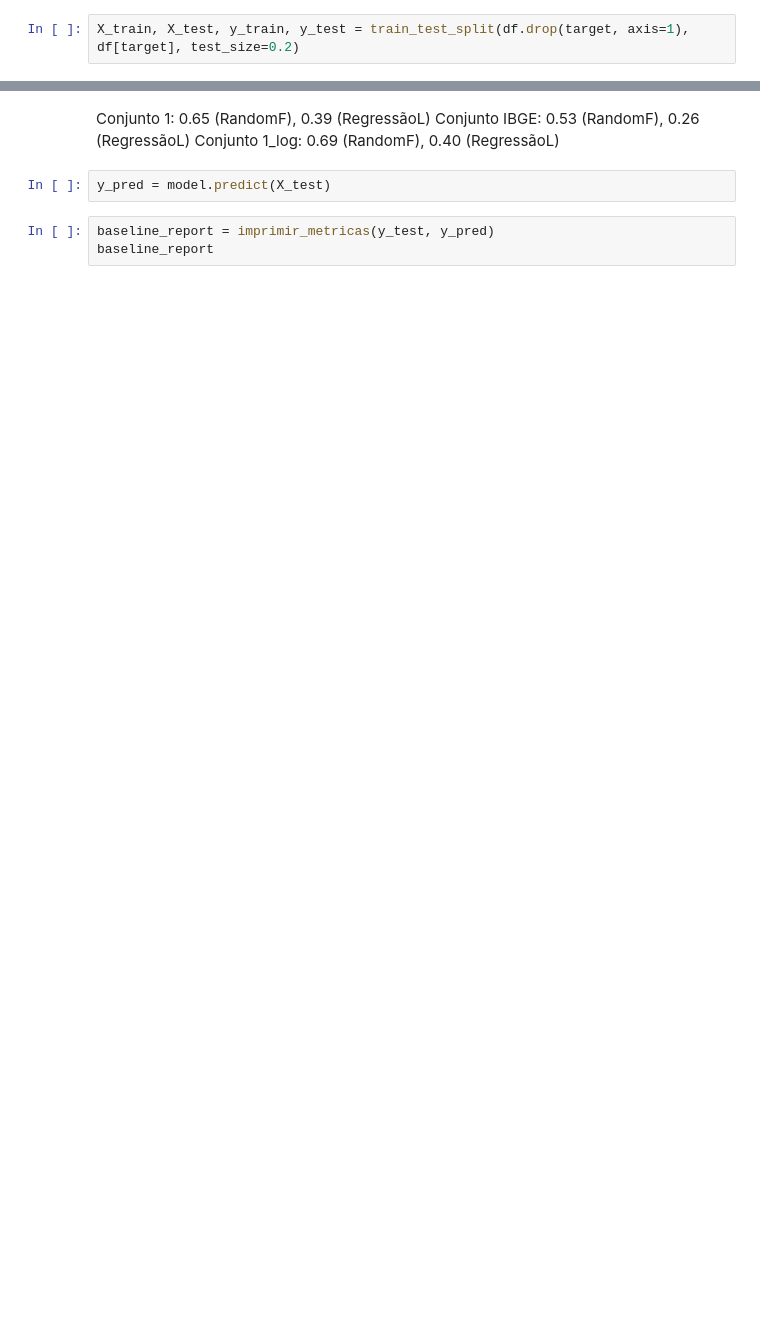
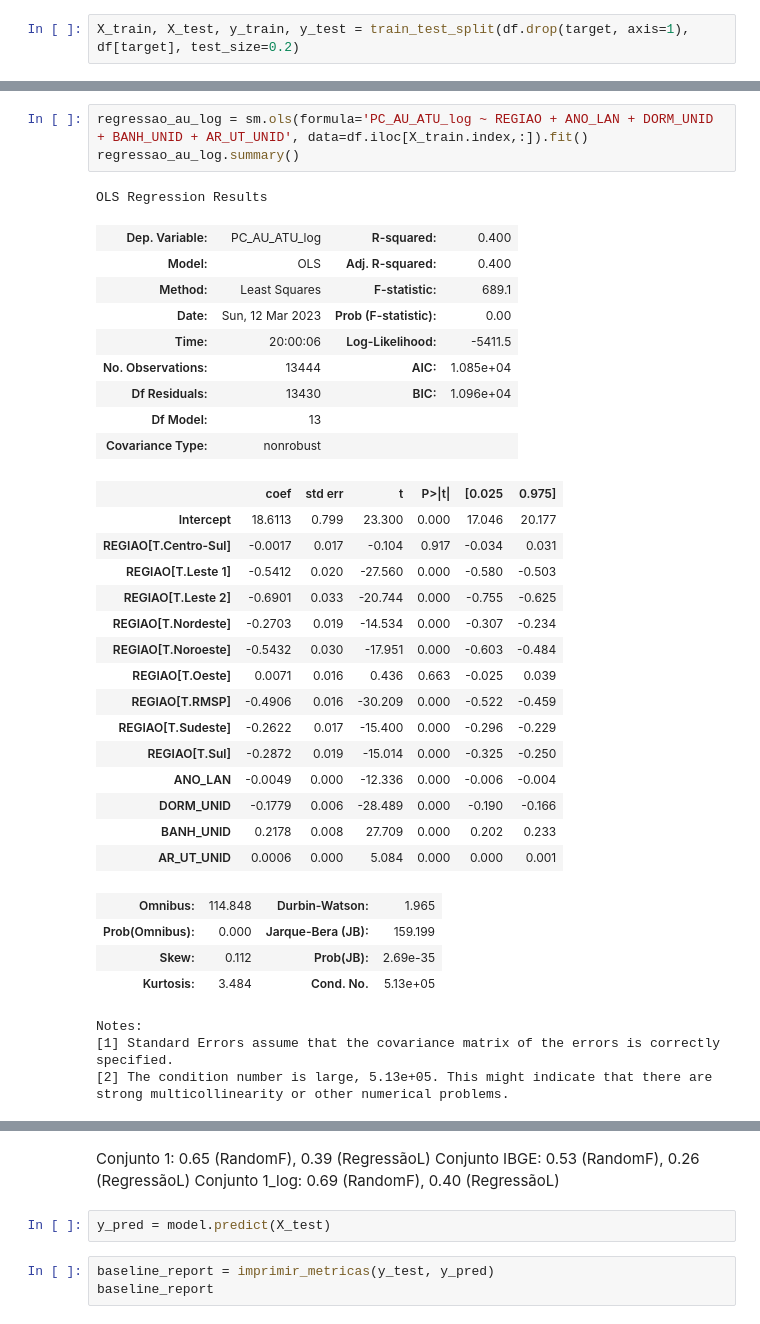
Before and after one commit to LissesCastro/Tera-Mercado-Imobiliario-SP, a Jupyter notebook: modelo_preditivo.ipynb, the cells around one changed output, grey strips where cells are left out. Saved outputs shown, nothing was run; the diff lists cells and outputs as text; blank space fills up the shorter version.

```diff
--- a/modelo_preditivo.ipynb
+++ b/modelo_preditivo.ipynb
@@ -76,0 +151,37 @@ preprocessing = ColumnTransformer(transformers=[
+# %%
+regressao_au_log = sm.ols(formula='PC_AU_ATU_log ~ REGIAO + ANO_LAN + DORM_UNID + BANH_UNID + AR_UT_UNID', data=df.iloc[X_train.index,:]).fit()
+regressao_au_log.summary()
+# %% [output]
+OLS Regression Results
+| Dep. Variable: | PC_AU_ATU_log | R-squared: | 0.400 |
+| Model: | OLS | Adj. R-squared: | 0.400 |
+| Method: | Least Squares | F-statistic: | 689.1 |
+| Date: | Sun, 12 Mar 2023 | Prob (F-statistic): | 0.00 |
+| Time: | 20:00:06 | Log-Likelihood: | -5411.5 |
+| No. Observations: | 13444 | AIC: | 1.085e+04 |
+| Df Residuals: | 13430 | BIC: | 1.096e+04 |
+| Df Model: | 13 |  |  |
+| Covariance Type: | nonrobust |  |  |
+|  | coef | std err | t | P>|t| | [0.025 | 0.975] |
+| Intercept | 18.6113 | 0.799 | 23.300 | 0.000 | 17.046 | 20.177 |
+| REGIAO[T.Centro-Sul] | -0.0017 | 0.017 | -0.104 | 0.917 | -0.034 | 0.031 |
+| REGIAO[T.Leste 1] | -0.5412 | 0.020 | -27.560 | 0.000 | -0.580 | -0.503 |
+| REGIAO[T.Leste 2] | -0.6901 | 0.033 | -20.744 | 0.000 | -0.755 | -0.625 |
+| REGIAO[T.Nordeste] | -0.2703 | 0.019 | -14.534 | 0.000 | -0.307 | -0.234 |
+| REGIAO[T.Noroeste] | -0.5432 | 0.030 | -17.951 | 0.000 | -0.603 | -0.484 |
+| REGIAO[T.Oeste] | 0.0071 | 0.016 | 0.436 | 0.663 | -0.025 | 0.039 |
+| REGIAO[T.RMSP] | -0.4906 | 0.016 | -30.209 | 0.000 | -0.522 | -0.459 |
+| REGIAO[T.Sudeste] | -0.2622 | 0.017 | -15.400 | 0.000 | -0.296 | -0.229 |
+| REGIAO[T.Sul] | -0.2872 | 0.019 | -15.014 | 0.000 | -0.325 | -0.250 |
+| ANO_LAN | -0.0049 | 0.000 | -12.336 | 0.000 | -0.006 | -0.004 |
+| DORM_UNID | -0.1779 | 0.006 | -28.489 | 0.000 | -0.190 | -0.166 |
+| BANH_UNID | 0.2178 | 0.008 | 27.709 | 0.000 | 0.202 | 0.233 |
+| AR_UT_UNID | 0.0006 | 0.000 | 5.084 | 0.000 | 0.000 | 0.001 |
+| Omnibus: | 114.848 | Durbin-Watson: | 1.965 |
+| Prob(Omnibus): | 0.000 | Jarque-Bera (JB): | 159.199 |
+| Skew: | 0.112 | Prob(JB): | 2.69e-35 |
+| Kurtosis: | 3.484 | Cond. No. | 5.13e+05 |
+Notes:
+[1] Standard Errors assume that the covariance matrix of the errors is correctly specified.
+[2] The condition number is large, 5.13e+05. This might indicate that there are
+strong multicollinearity or other numerical problems.
```
Also changed, not shown: parts of 31 cells of this notebook.
